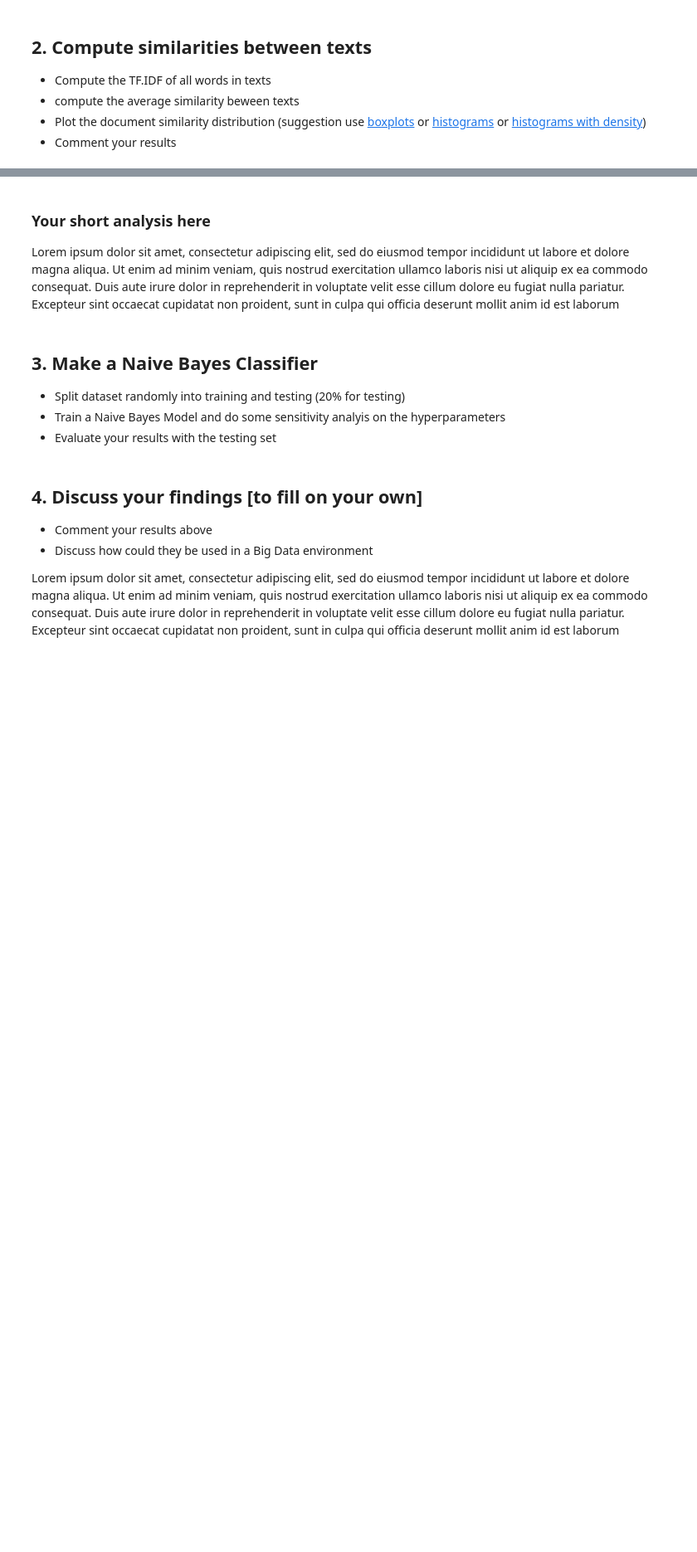
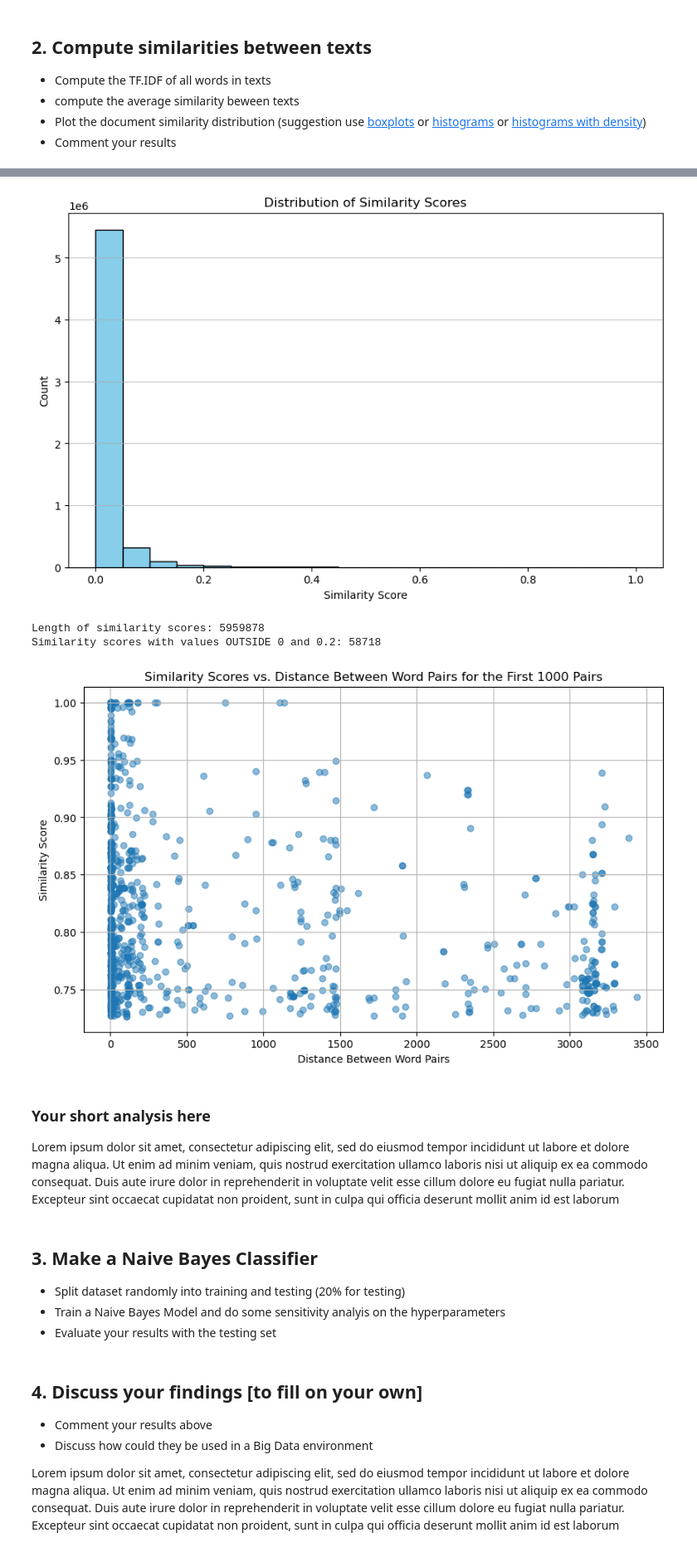
Before and after one commit to tildtr/data-mining-assignments, a Jupyter notebook: assignment-1/PD_2324_HA1.ipynb, the cells around one changed output, grey strips where cells are left out. Shown: that part at 83% size. Saved outputs shown, nothing was run; the diff lists cells and outputs as text; code cells hidden in the pictures; blank space fills up the shorter version.

Commit message:
Compute similarities between texts

```diff
--- a/assignment-1/PD_2324_HA1.ipynb
+++ b/assignment-1/PD_2324_HA1.ipynb
@@ -40,12 +40,10 @@ with open('Sentences_75Agree.txt', 'r', encoding='ISO-8859-1') as file:
     # Read line by line
     for line in file:
         # Find the class index
-        class_index = line.rfind('.@')
-        class_label = line[class_index:].strip()
-        class_label = class_label.replace(".","")
+        class_index = line.rfind('@')
 
         # Split classes and document and append to respective lists
-        classes.append(class_label)
+        classes.append(line[class_index:].strip())
         documents.append(line[:class_index].strip())
 
 print(len(documents))
@@ -74,3 +267,46 @@ documents[:5], classes[:5]
+# %%
+# In our first histogram we want to show the distribution of the similarity scores.
+similarity_scores = [score for score, _ in sims]
+
+# Creating a histogram for similarity scores
+plt.figure(figsize=(10, 6))
+plt.hist(similarity_scores, bins=20, color='skyblue', edgecolor='black')
+
+plt.xlabel('Similarity Score')
+plt.ylabel('Count')
+plt.title('Distribution of Similarity Scores')
+plt.grid(axis='y', alpha=0.75)
+
+plt.show()
+# Findings from first plot: most of the pairs have a similarity score of almost 0
+values_in_range = [value for value in similarity_scores if 0 <= value <= 0.2]
+print(f"Length of similarity scores: {len(similarity_scores)}")
+print(f"Similarity scores with values OUTSIDE 0 and 0.2: {len(similarity_scores) - len(values_in_range)}")
+# looking deeper into the numbers this finding is correct
+
+# TODO overthink second plot and interpret findings more
+
+# For the second plot we want to calculate and display the distances between word pairs
+# With that we hope to understand if words with similar meaning are often used in very short distance to each other and how many pairs have a high similarity but are far away from each other
+# Extract distances and similarity scores for the first 100 pairs
+distances_first_1000 = [abs(pair[1][1] - pair[1][0]) for pair in sims[:1001]]
+similarity_scores_first_1000 = [score for score, _ in sims[:1001]]
+
+# Creating a scatter plot
+plt.figure(figsize=(10, 6))
+plt.scatter(distances_first_1000, similarity_scores_first_1000, alpha=0.5)
+
+plt.xlabel('Distance Between Word Pairs')
+plt.ylabel('Similarity Score')
+plt.title('Similarity Scores vs. Distance Between Word Pairs for the First 1000 Pairs')
+plt.grid(True)
+
+plt.show()
+# %% [output]
+[figure, added]
+Length of similarity scores: 5959878
+Similarity scores with values OUTSIDE 0 and 0.2: 58718
+[figure, added]
 # %% [markdown]
 ### Your short analysis here
 
```
Also changed, not shown: parts of 4 cells of this notebook, 1 other file.
